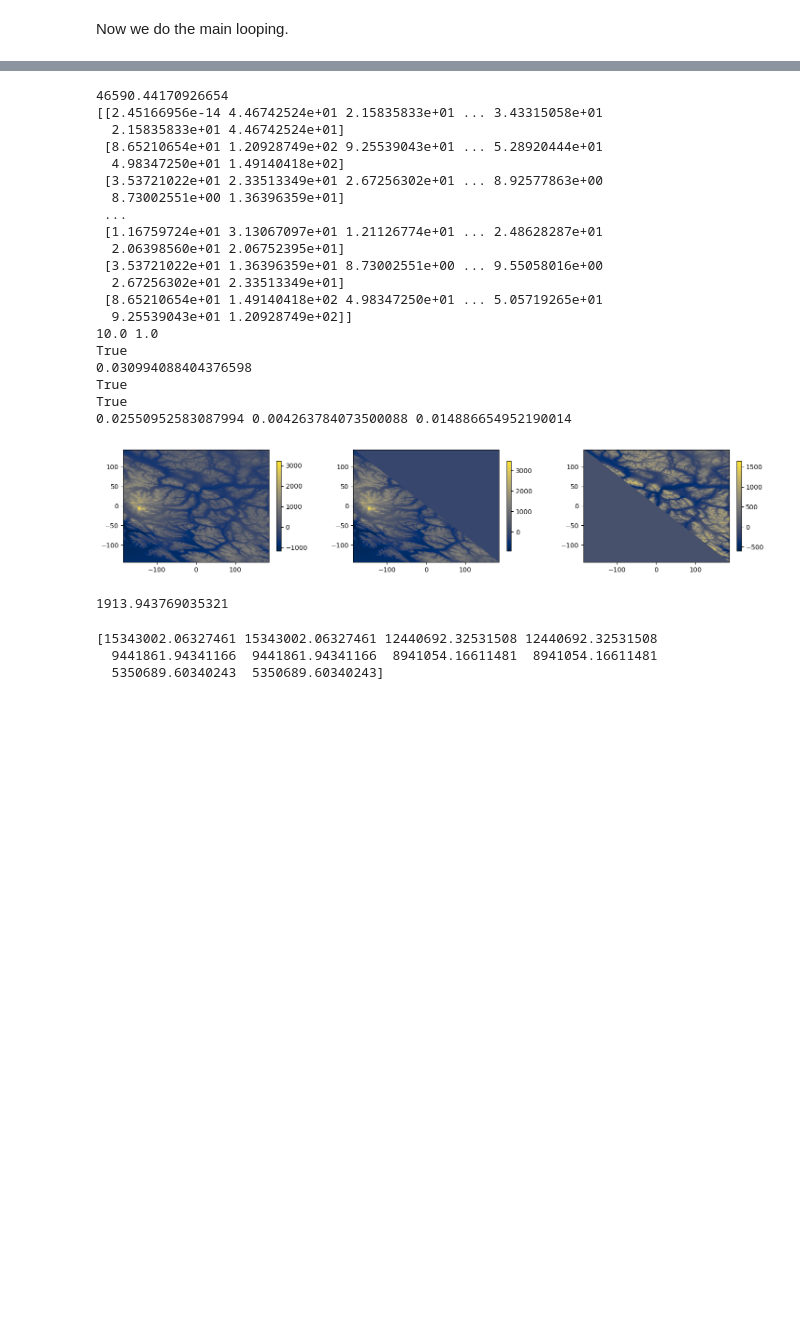
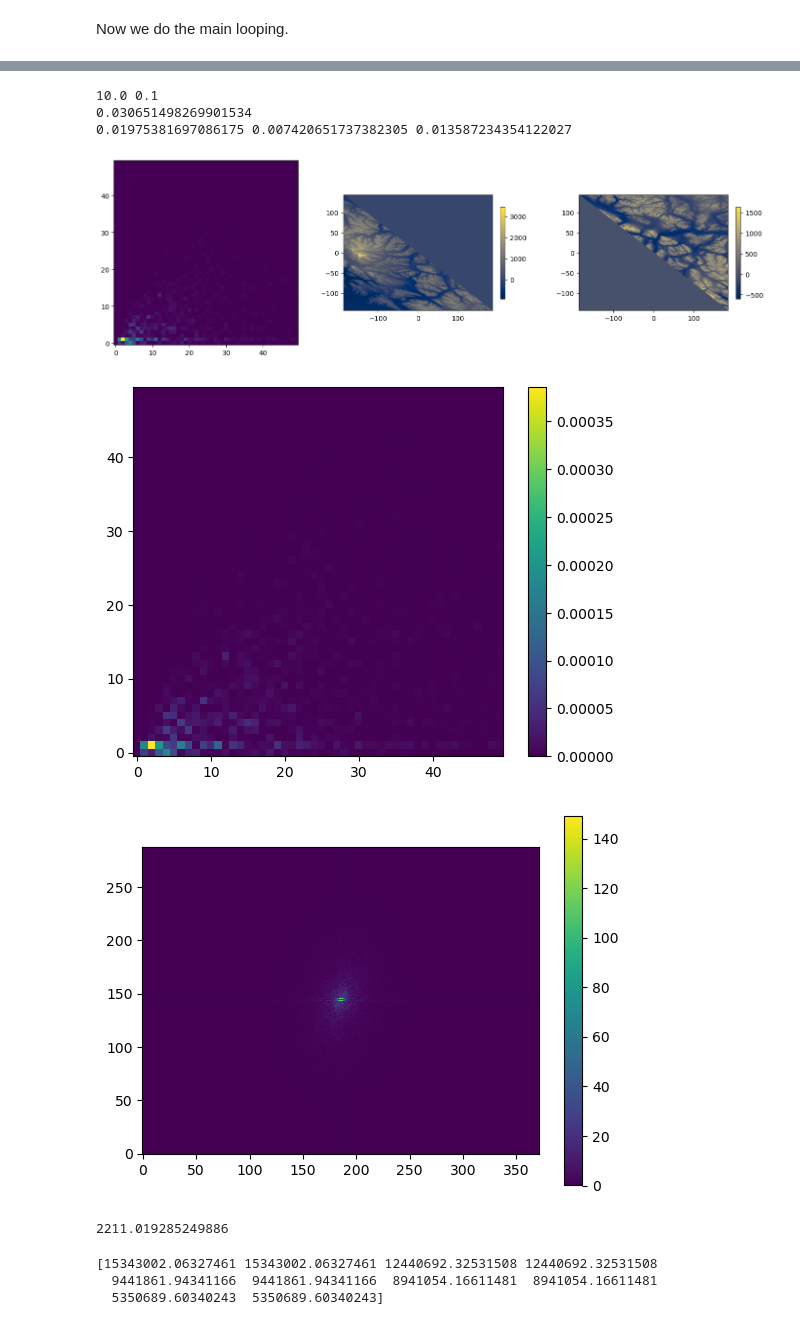
Before and after one commit to ray-chew/pyCSAM, a Jupyter notebook: notebooks/orog_delaunay.ipynb, the cells around one changed output, grey strips where cells are left out. Saved outputs shown, nothing was run; the diff lists cells and outputs as text; code cells hidden in the pictures; blank space fills up the shorter version.

```diff
--- a/notebooks/orog_delaunay.ipynb
+++ b/notebooks/orog_delaunay.ipynb
@@ -252,5 +97,5 @@ print(topo.lat_grid.shape)
 # %%
-def get_lat_lon_segments(lat_verts, lon_verts, cell, topo):
+def get_lat_lon_segments(lat_verts, lon_verts, cell, topo, triangle, rect=False):
     lat_max = get_closest_idx(lat_verts.max(), topo.lat)
     lat_min = get_closest_idx(lat_verts.min(), topo.lat)
 
@@ -261,11 +106,12 @@ def get_lat_lon_segments(lat_verts, lon_verts, cell, topo):
     cell.lon = topo.lon[lon_min : lon_max]
 
     cell.topo = topo.topo[lat_min:lat_max, lon_min:lon_max]
-    # cell.topo -= cell.topo.mean()
-    cell.mask = cell.mask[lat_min:lat_max, lon_min:lon_max]
+    cell.gen_mgrids()
 
-    cell.gen_mgrids()
-    cell.get_masked()
+    if rect:
+        cell.get_masked(mask=np.ones_like(cell.topo).astype('bool'))
+    else:
+        cell.get_masked(triangle=triangle)
 
     cell.topo_m -= cell.topo_m.mean()
 
@@ -459,7 +542,7 @@ cell0 = all_cells[0]
 cell1 = all_cells[1]
 
 from scipy.ndimage.filters import gaussian_filter
-topo_blur = gaussian_filter(cell.topo - cell.topo.mean(), sigma=0)
+topo_blur = gaussian_filter(cell0.topo - cell0.topo.mean(), sigma=0)
 # topo_blur = cell.topo - cell.topo.mean()
 
 # topo_test = cell0.analysis.recon + cell1.analysis.recon
@@ -469,9 +552,9 @@ topo_blur = gaussian_filter(cell.topo - cell.topo.mean(), sigma=0)
 ampls = np.fft.fft2(topo_blur)
 ampls = np.abs(ampls) / cell.topo.size
 
-print(ampls.sum())
-print(ampls)
-ampls = ampls.reshape(-1,)[1:]
+# print("fft sum", ampls.sum())
+# print(ampls)
+ampls = ampls#.reshape(-1,)[1:]
 
 wlat = np.diff(cell.lat).max()
 wlon = np.diff(cell.lon).max()
@@ -481,61 +564,59 @@ kks = np.fft.fftfreq(cell.topo.shape[1])
 lls = np.fft.fftfreq(cell.topo.shape[0])
 
 kkg, llg = np.meshgrid(kks, lls)
 
 analysis = var.analysis()
 analysis.wlat = wlat
 analysis.wlon = wlon
 analysis.ampls = ampls
-analysis.kks = kkg.reshape(-1,)[1:] #/ kkg.size
-analysis.lls = llg.reshape(-1,)[1:] #/ llg.size
+analysis.kks = kkg#.reshape(-1,)#[1:] #/ kkg.size
+analysis.lls = llg#.reshape(-1,)#[1:] #/ llg.size
 
-ideal = physics.ideal_pmf(U=10.0, V=1.0)
+ideal = physics.ideal_pmf(U=10.0, V=0.1)
 
 print(ideal.U, ideal.V)
 
-uw_ref = ideal.compute_uw_pmf(analysis)
-print(uw_ref)
+uw_ref = ideal.compute_uw_pmf(analysis, summed=False)
+# uw_ref[0,0] = 0.0
+print(uw_ref.sum())
 
 uw0 = ideal.compute_uw_pmf(all_cells[0].analysis) #* all_cells[0].topo_m.size
 uw1 = ideal.compute_uw_pmf(all_cells[1].analysis) #* all_cells[1].topo_m.size
 
 uw01 = 0.5 * (uw0 + uw1) #/ all_cells[0].topo.size
 print(uw0, uw1, uw01)
 
 fs = (18,5)
 fig, axs = plt.subplots(1,3, figsize=fs)
 fig_obj = plotter.fig_obj(fig, fobj.nhar_i, fobj.nhar_j)
 # axs[0] = fig_obj.phys_panel(axs[0], cell.topo)
-axs[0] = fig_obj.phys_panel(axs[0], topo_blur)
+# axs[0] = fig_obj.phys_panel(axs[0], topo_blur)
+axs[0].imshow(uw_ref[:50,:50], origin='lower')
 axs[1] = fig_obj.phys_panel(axs[1], cell.topo * cell0.mask)
 axs[2] = fig_obj.phys_panel(axs[2], cell.topo * cell1.mask)
 # axs[2] = fig_obj.freq_panel(axs[2], np.fft.fftshift(freqs), nhi=cell.topo.shape[1], nhj=cell.topo.shape[0])
 plt.show()
 
+plt.figure()
+plt.imshow((uw_ref[:50,:50]), origin='lower')
+plt.colorbar()
+plt.show()
+
+
+plt.figure()
+plt.imshow(np.fft.fftshift(ampls), origin='lower')
+plt.colorbar()
+plt.show()
+
 print(freqs.sum())
 # %% [output]
-46590.44170926654
-[[2.45166956e-14 4.46742524e+01 2.15835833e+01 ... 3.43315058e+01
-  2.15835833e+01 4.46742524e+01]
- [8.65210654e+01 1.20928749e+02 9.25539043e+01 ... 5.28920444e+01
-  4.98347250e+01 1.49140418e+02]
- [3.53721022e+01 2.33513349e+01 2.67256302e+01 ... 8.92577863e+00
-  8.73002551e+00 1.36396359e+01]
- ...
- [1.16759724e+01 3.13067097e+01 1.21126774e+01 ... 2.48628287e+01
-  2.06398560e+01 2.06752395e+01]
- [3.53721022e+01 1.36396359e+01 8.73002551e+00 ... 9.55058016e+00
-  2.67256302e+01 2.33513349e+01]
- [8.65210654e+01 1.49140418e+02 4.98347250e+01 ... 5.05719265e+01
-  9.25539043e+01 1.20928749e+02]]
-10.0 1.0
-True
-0.030994088404376598
-True
-True
-0.02550952583087994 0.004263784073500088 0.014886654952190014
+10.0 0.1
+0.030651498269901534
+0.01975381697086175 0.007420651737382305 0.013587234354122027
-[figure, old version]
+[figure, new version]
+[figure, added]
+[figure, added]
-1913.943769035321
+2211.019285249886
 # %%
 ampls = np.fft.fft2(topo_blur)
 # ampls = np.abs(ampls) / cell.topo.size
```
Also changed, not shown: parts of 24 cells of this notebook, 4 other files.
